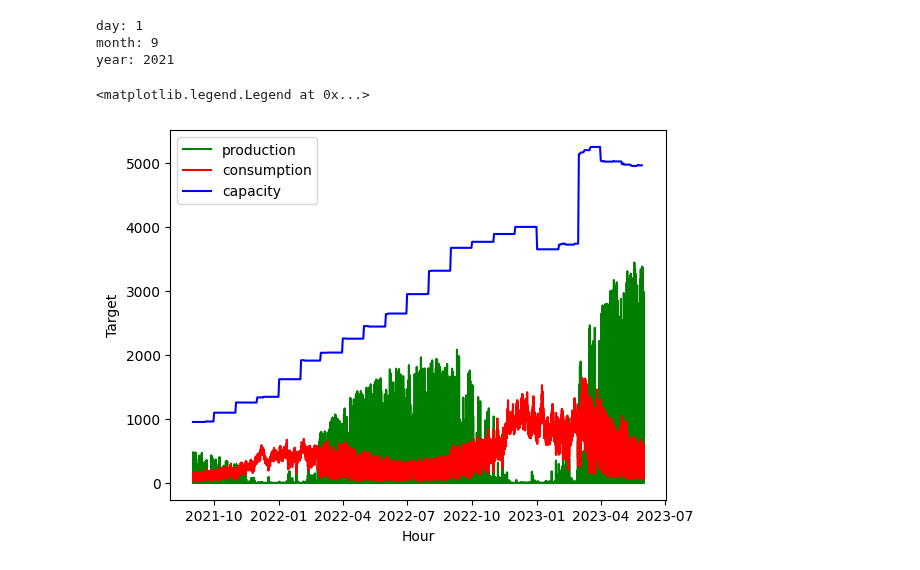
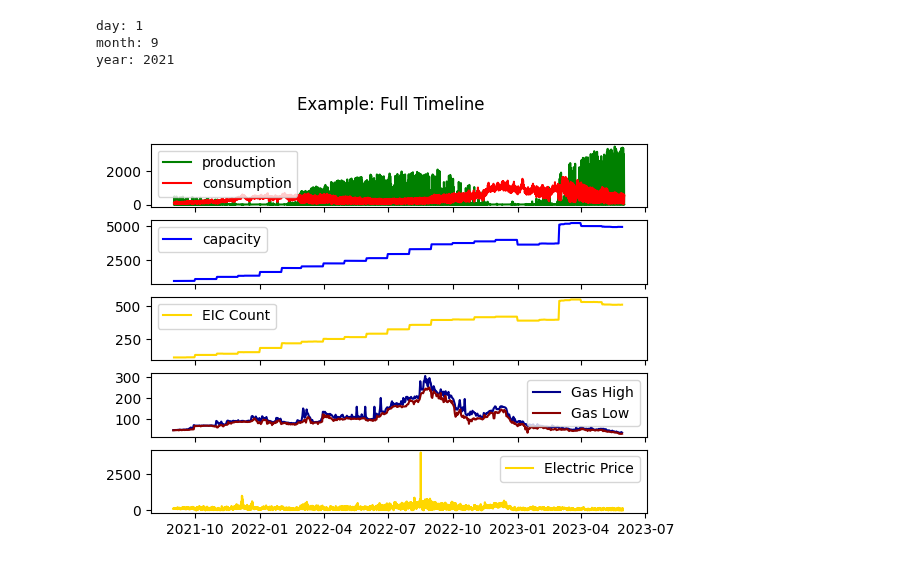
Before and after one commit to steimel60/Kaggle-Enefit, a Jupyter notebook: enefit-energy-predictor.ipynb, the cells around one changed output. Drawn from its saved outputs; the diff is of its cells as text; code cells hidden in the pictures.

Commit message:
Kaggle Notebook | Enefit - Energy Predictor | Version 5 | Add eic count, gas price, and electric price graphs

```diff
--- a/enefit-energy-predictor.ipynb
+++ b/enefit-energy-predictor.ipynb
@@ -73,6 +73,8 @@ client.csv
 # %%
 train = pd.read_csv(path + 'train.csv')
 client = pd.read_csv(path + 'client.csv')
+gas = pd.read_csv(path + 'gas_prices.csv')
+electric = pd.read_csv(path + 'electricity_prices.csv')
 train
 # %% [output]
 |  | county | is_business | product_type | target | is_consumption | datetime | data_block_id | row_id | ... |
@@ -163,0 +177,4 @@ See the caveats in the documentation: https://pandas.pydata.org/pandas-docs/stab
+# %%
+gas['forecast_date'] = pd.to_datetime(gas['forecast_date'])
+gas['origin_date'] = pd.to_datetime(gas['origin_date'])
+gas
@@ -163,0 +204,4 @@ See the caveats in the documentation: https://pandas.pydata.org/pandas-docs/stab
+# %%
+electric['forecast_date'] = pd.to_datetime(electric['forecast_date'])
+electric['origin_date'] = pd.to_datetime(electric['origin_date'])
+electric
@@ -169,19 +227,33 @@ print("year:",example['datetime'][0].year)
 day: 1
 month: 9
 year: 2021
-# %%
-production = example[(example['prediction_unit_id']==0) & (example['is_consumption']==0)]['target']
-consumption = example[(example['prediction_unit_id']==0) & (example['is_consumption']==1)]['target']
-capacity = example_client['installed_capacity']
-cap_date = example_client['date']
-time = example[(example['prediction_unit_id']==0) & (example['is_consumption']==0)]['datetime']
-#time = [i for i, _ in enumerate(time)]
-plt.plot(time, production, label = "production", c = "green")
-plt.plot(time, consumption, label = "consumption", c = "red")
-plt.plot(cap_date, capacity, label = "capacity", c = "blue")
-plt.xlabel("Hour")
-plt.ylabel("Target")
-plt.legend()
-# %% [output]
-<matplotlib.legend.Legend at 0x...>
-[figure, removed]
+# %%
+fig, axs = plt.subplots(5, sharex = True)
+fig.suptitle("Example: Full Timeline")
+# Subplot 1 : Target Values - Production / Consumption
+production = example[(example['prediction_unit_id']==0) & (example['is_consumption']==0)]['target']
+consumption = example[(example['prediction_unit_id']==0) & (example['is_consumption']==1)]['target']
+time = example[(example['prediction_unit_id']==0) & (example['is_consumption']==0)]['datetime']
+axs[0].plot(time, production, label = "production", c = "green")
+axs[0].plot(time, consumption, label = "consumption", c = "red")
+# Subplot 2 & 3: Client CSV - Installed Capacity / EIC Count
+capacity = example_client['installed_capacity']
+eic = example_client['eic_count']
+client_date = example_client['date']
+axs[1].plot(client_date, capacity, label = "capacity", c = "blue")
+axs[2].plot(client_date, eic, label = "EIC Count", c = "gold")
+# Subplot 4: gas_prices.csv - High and Low prices
+gas_high = gas['highest_price_per_mwh']
+gas_low = gas['lowest_price_per_mwh']
+gas_date = gas['origin_date']
+axs[3].plot(gas_date, gas_high, label = "Gas High", c = "darkblue")
+axs[3].plot(gas_date, gas_low, label = "Gas Low", c = "darkred")
+# Subplot 4: gas_prices.csv - High and Low prices
+e_price = electric['euros_per_mwh']
+e_date = electric['origin_date']
+axs[4].plot(e_date, e_price, label = "Electric Price", c = "gold")
+# Add legends
+for ax in axs:
+    ax.legend()
+# %% [output]
+[figure, added]
```
Also changed, not shown: parts of 5 cells of this notebook.
